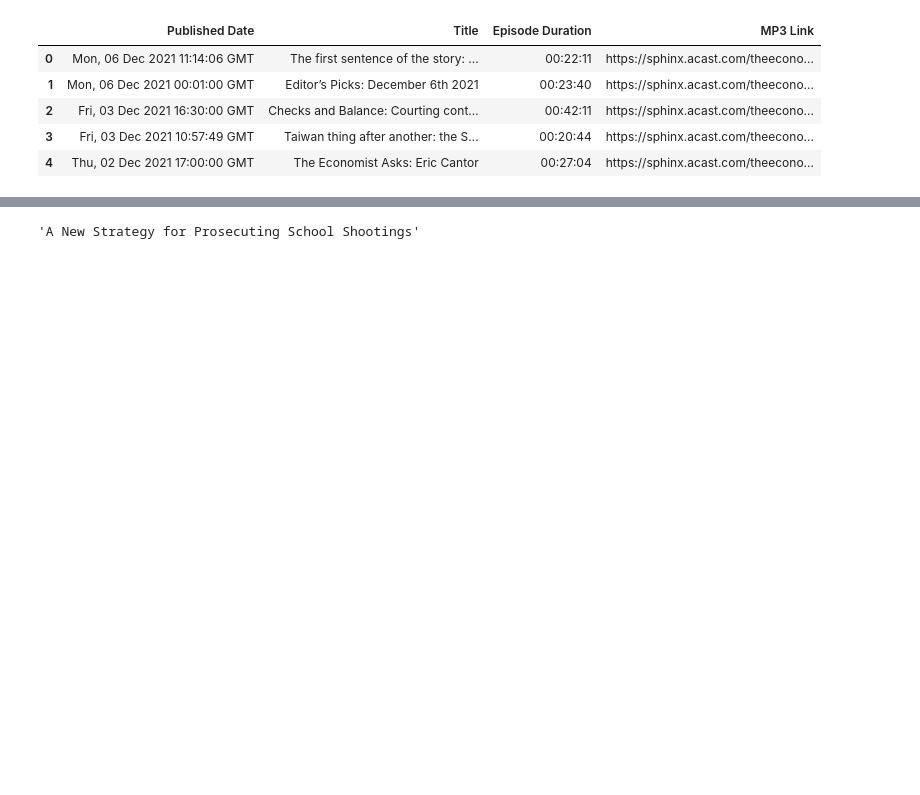
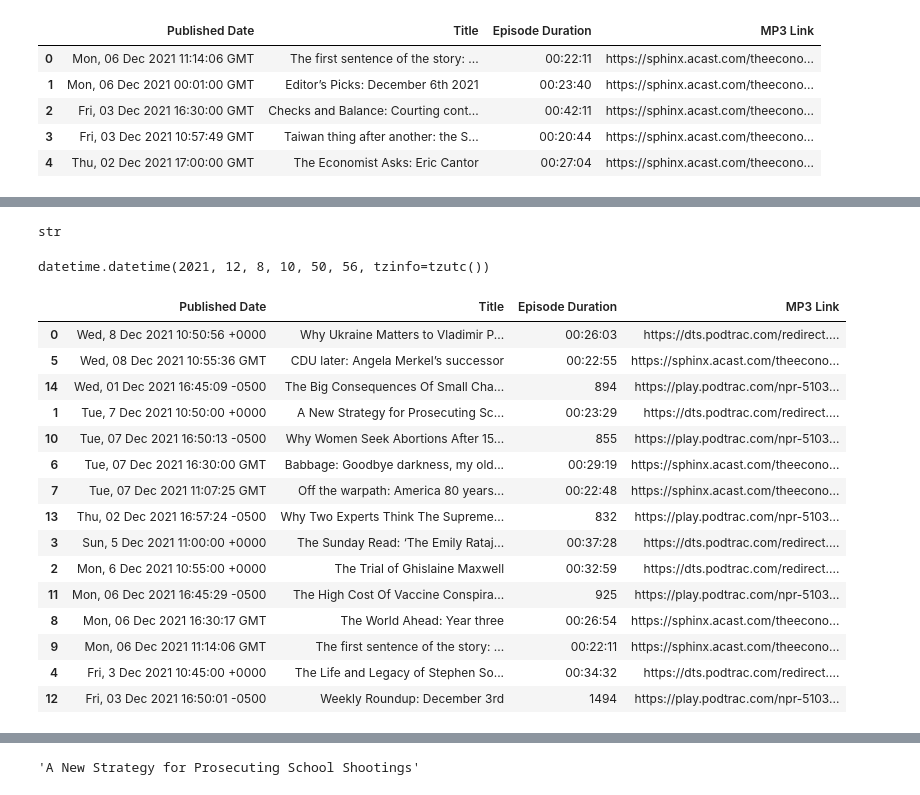
Before and after one commit to cryptodogofmax/podcast-web-player, a Jupyter notebook: podcast_player.ipynb, the cells around one changed output, grey strips where cells are left out. Saved outputs shown, nothing was run; the diff lists cells and outputs as text; code cells hidden in the pictures; blank space fills up the shorter version.

Commit message:
Sort episodes by Published Date

```diff
--- a/podcast_player.ipynb
+++ b/podcast_player.ipynb
@@ -48,3 +45,10 @@ get_the_daily_episode_info(entry0=entry0)
     '00:23:29',
     'https://dts.podtrac.com/redirect.mp3/chrt.fm/track/8DB4DB/pdst.fm/e/nyt.simplecastaudio.com/03d8b493-87fc-4bd1-931f-8a8e9b945d8a/episodes/e7d47081-01f3-426c-8f22-c117171ba5f5/audio/128/default.mp ...
 ]
+# %%
+def get_the_daily_episode_info(entry):
+    published = entry["published"]
+    title = entry["title"]
+    mp3_link = get_mp3_link_the_daily(entry=entry)
+    itunes_duration = entry["itunes_duration"]
+    return [published, title, itunes_duration, mp3_link]
@@ -51,12 +75,12 @@ get_the_daily_episode_info(entry0=entry0)
 # %%
-def get_the_daily_episode_info(entry0):
-    entry0 = Feed_the_daily.entries[0]
-    # print(entry0["links"][1]["href"])
+def get_episode_info(entry0):
+    podcast_links = entry0["links"]
+    mp3_link = get_mp3_from_links(podcast_links)[0]
     published = entry0["published"]
     title = entry0["title"]
-    mp3_link = get_mp3_link(entry0=entry0)
     itunes_duration = entry0["itunes_duration"]
     return [published, title, itunes_duration, mp3_link]
 
 
-#     print(published, title, mp3_link, itunes_duration)
+# entry0 = Feed.entries[0]
+# get_episode_info(entry0)
@@ -76,12 +86,0 @@ get_mp3_link(entry0=entry0)
-# %%
-def get_episode_info(entry0):
-    podcast_links = entry0["links"]
-    mp3_link = get_mp3_from_links(podcast_links)[0]
-    published = entry0["published"]
-    title = entry0["title"]
-    itunes_duration = entry0["itunes_duration"]
-    return [published, title, itunes_duration, mp3_link]
-
-
-entry0 = Feed.entries[0]
-get_episode_info(entry0)
@@ -140,0 +178,39 @@ episodes
+# %%
+t1 = all_episodes["Published Date"].iloc[0]
+type(t1)
+# %% [output]
+str
+# %%
+from dateutil import parser
+
+parser.parse(t1)
+# %% [output]
+datetime.datetime(2021, 12, 8, 10, 50, 56, tzinfo=tzutc())
+# %%
+import pandas as pd
+from dateutil import parser
+
+# all_episodes["Published Date"] = all_episodes["Published Date"].apply(parser.parse)
+all_episodes = all_episodes.sort_values(by=["Published Date"], ascending=False)
+
+# all_episodes["Published Date"] = pd.to_datetime(all_episodes["Published Date"])
+
+# df = df.sort_values(by="date")
+all_episodes
+# %% [output]
+|  | Published Date | Title | Episode Duration | MP3 Link |
+| 0 | Wed, 8 Dec 2021 10:50:56 +0000 | Why Ukraine Matters to Vladimir P... | 00:26:03 | https://dts.podtrac.com/redirect.... |
+| 5 | Wed, 08 Dec 2021 10:55:36 GMT | CDU later: Angela Merkel’s successor | 00:22:55 | https://sphinx.acast.com/theecono... |
+| 14 | Wed, 01 Dec 2021 16:45:09 -0500 | The Big Consequences Of Small Cha... | 894 | https://play.podtrac.com/npr-5103... |
+| 1 | Tue, 7 Dec 2021 10:50:00 +0000 | A New Strategy for Prosecuting Sc... | 00:23:29 | https://dts.podtrac.com/redirect.... |
+| 10 | Tue, 07 Dec 2021 16:50:13 -0500 | Why Women Seek Abortions After 15... | 855 | https://play.podtrac.com/npr-5103... |
+| 6 | Tue, 07 Dec 2021 16:30:00 GMT | Babbage: Goodbye darkness, my old... | 00:29:19 | https://sphinx.acast.com/theecono... |
+| 7 | Tue, 07 Dec 2021 11:07:25 GMT | Off the warpath: America 80 years... | 00:22:48 | https://sphinx.acast.com/theecono... |
+| 13 | Thu, 02 Dec 2021 16:57:24 -0500 | Why Two Experts Think The Supreme... | 832 | https://play.podtrac.com/npr-5103... |
+| 3 | Sun, 5 Dec 2021 11:00:00 +0000 | The Sunday Read: ‘The Emily Rataj... | 00:37:28 | https://dts.podtrac.com/redirect.... |
+| 2 | Mon, 6 Dec 2021 10:55:00 +0000 | The Trial of Ghislaine Maxwell | 00:32:59 | https://dts.podtrac.com/redirect.... |
+| 11 | Mon, 06 Dec 2021 16:45:29 -0500 | The High Cost Of Vaccine Conspira... | 925 | https://play.podtrac.com/npr-5103... |
+| 8 | Mon, 06 Dec 2021 16:30:17 GMT | The World Ahead: Year three | 00:26:54 | https://sphinx.acast.com/theecono... |
+| 9 | Mon, 06 Dec 2021 11:14:06 GMT | The first sentence of the story: ... | 00:22:11 | https://sphinx.acast.com/theecono... |
+| 4 | Fri, 3 Dec 2021 10:45:00 +0000 | The Life and Legacy of Stephen So... | 00:34:32 | https://dts.podtrac.com/redirect.... |
+| 12 | Fri, 03 Dec 2021 16:50:01 -0500 | Weekly Roundup: December 3rd | 1494 | https://play.podtrac.com/npr-5103... |
```
Also changed, not shown: parts of 9 cells of this notebook, 3 other files.
